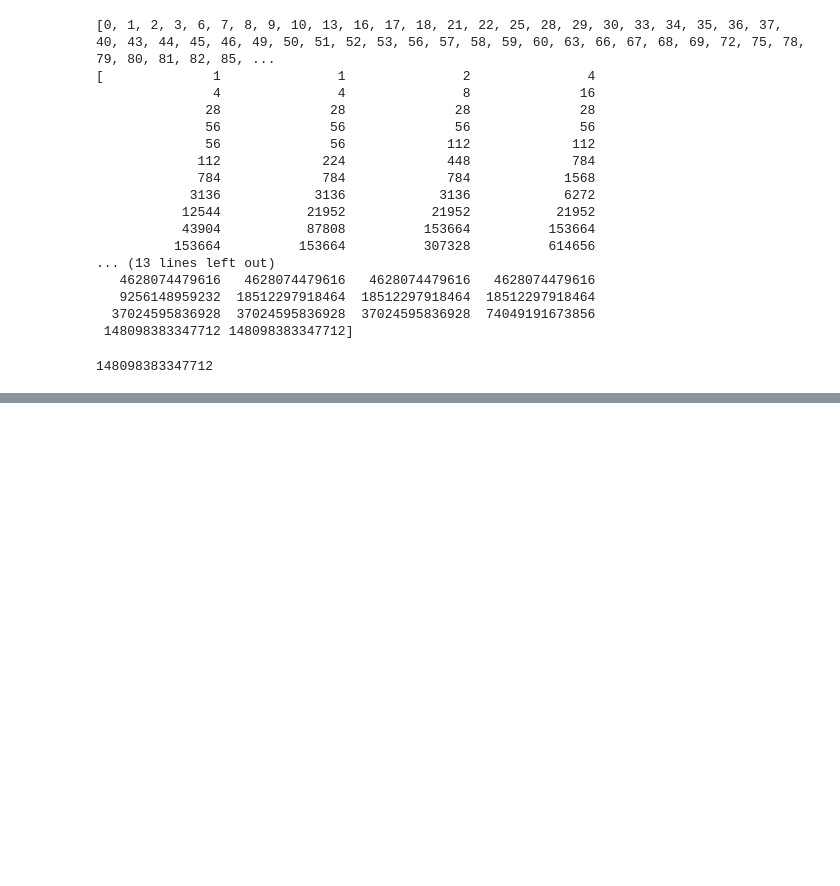
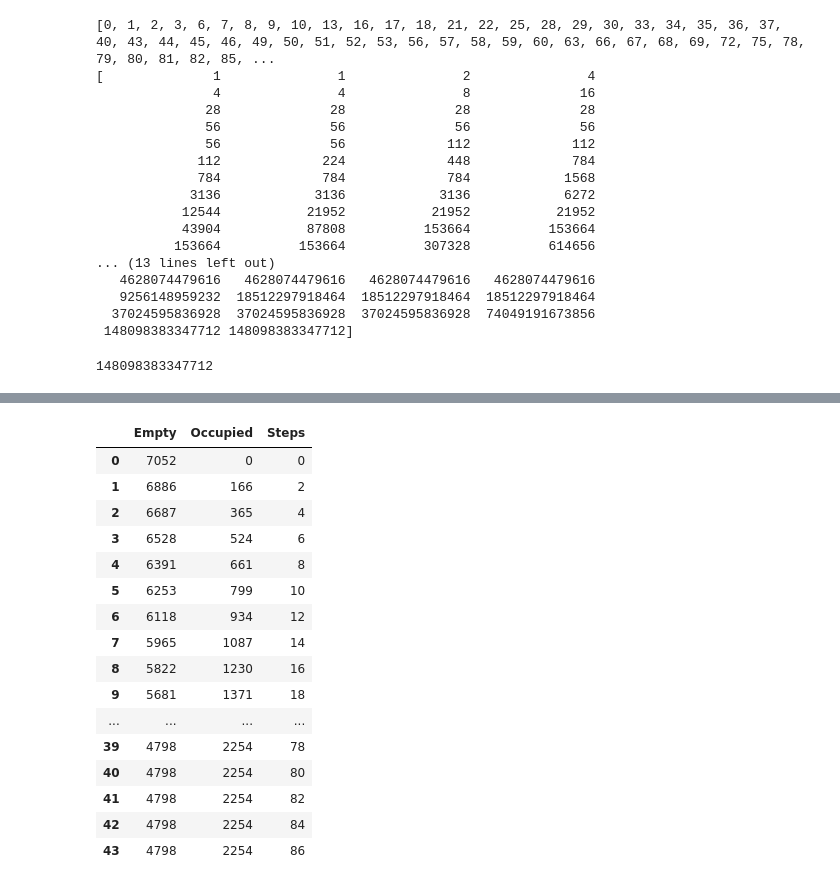
Before and after one commit to mgoadric/AdventOfCode, a Jupyter notebook: 2020/Advent of Code 2020 Solutions.ipynb, the cells around one changed output, grey strips where cells are left out. Cells and saved outputs as stored; diff of their text form; code cells hidden in the pictures; blank space fills up the shorter version.

```diff
--- a/2020/Advent of Code 2020 Solutions.ipynb
+++ b/2020/Advent of Code 2020 Solutions.ipynb
@@ -897,0 +1114,20 @@ combos(get_data("data/input10.txt"))
+# %%
+df1
+# %% [output]
+|  | Empty | Occupied | Steps |
+| 0 | 7052 | 0 | 0 |
+| 1 | 6886 | 166 | 2 |
+| 2 | 6687 | 365 | 4 |
+| 3 | 6528 | 524 | 6 |
+| 4 | 6391 | 661 | 8 |
+| 5 | 6253 | 799 | 10 |
+| 6 | 6118 | 934 | 12 |
+| 7 | 5965 | 1087 | 14 |
+| 8 | 5822 | 1230 | 16 |
+| 9 | 5681 | 1371 | 18 |
+| ... | ... | ... | ... |
+| 39 | 4798 | 2254 | 78 |
+| 40 | 4798 | 2254 | 80 |
+| 41 | 4798 | 2254 | 82 |
+| 42 | 4798 | 2254 | 84 |
+| 43 | 4798 | 2254 | 86 |
```
Also changed, not shown: parts of 14 cells of this notebook, 1 other file.
